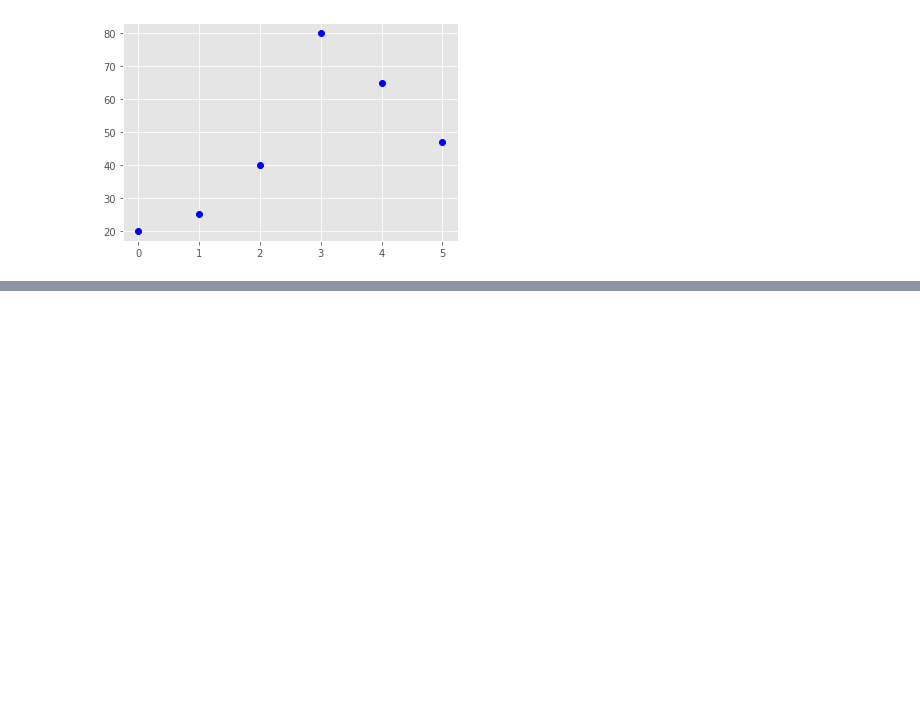
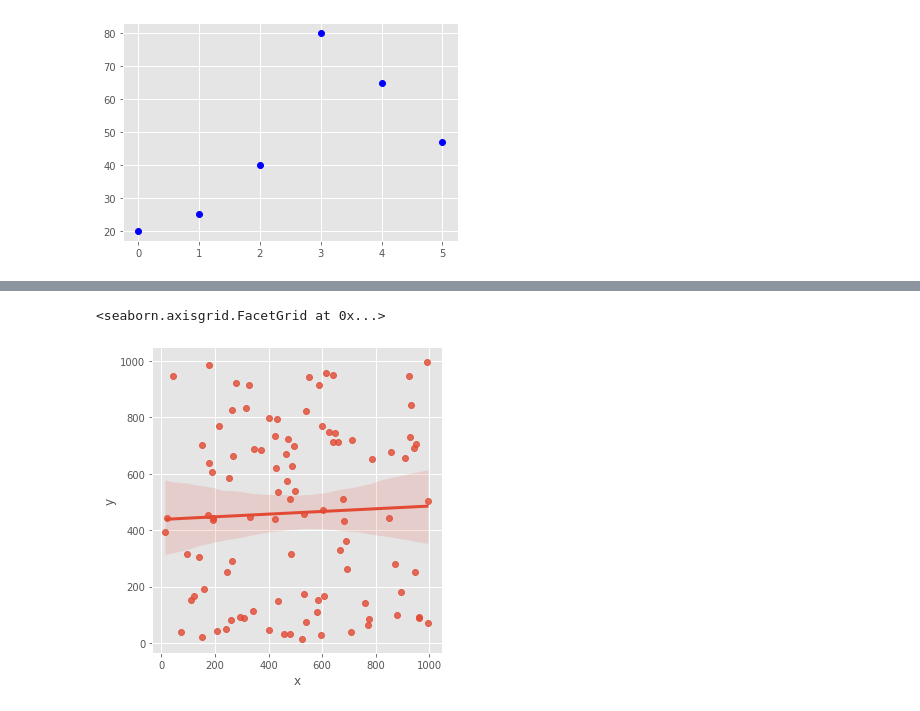
Before and after one commit to DiondreHicks/praccomp_2022, a Jupyter notebook: Praccomp_2022.ipynb, the cells around one changed output, grey strips where cells are left out. Cells and saved outputs as stored; diff of their text form; code cells hidden in the pictures; blank space fills up the shorter version.

```diff
--- a/Praccomp_2022.ipynb
+++ b/Praccomp_2022.ipynb
@@ -385,0 +437,5 @@ print(plt.style.available)
+# %%
+sns.lmplot('x','y', data=rand_df)
+# %% [output]
+<seaborn.axisgrid.FacetGrid at 0x...>
+[figure, added]
```
Also changed, not shown: parts of 20 cells of this notebook.
